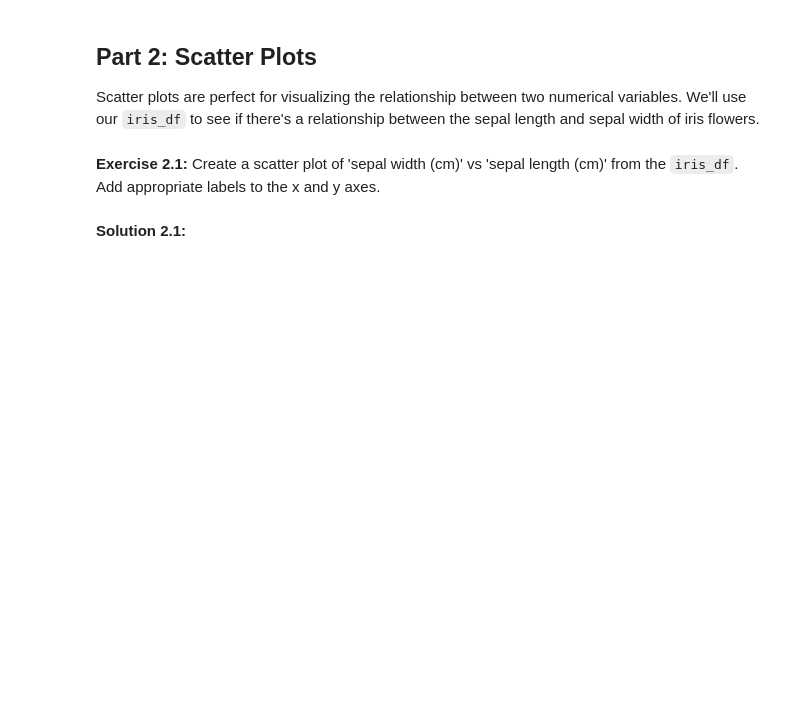
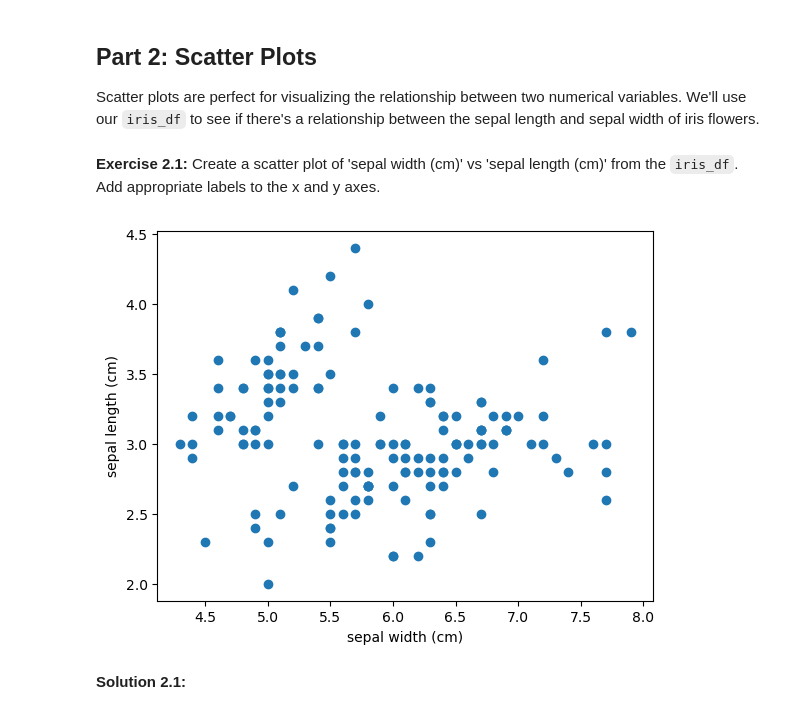
Before and after one commit to rksfn/scipy, a Jupyter notebook: week1_foundations_of_data_manipulation_and_visualization/day5_matplotlib_basics_line_and_scatter_plots.ipynb, the cells around one changed output. Cells and saved outputs as stored; diff of their text form; code cells hidden in the pictures; blank space fills up the shorter version.

```diff
--- a/week1_foundations_of_data_manipulation_and_visualization/day5_matplotlib_basics_line_and_scatter_plots.ipynb
+++ b/week1_foundations_of_data_manipulation_and_visualization/day5_matplotlib_basics_line_and_scatter_plots.ipynb
@@ -78,3 +102,12 @@ Scatter plots are perfect for visualizing the relationship between two numerical
+# %%
+# Your code here
+plt.scatter(x=iris_df['sepal length (cm)'], y=iris_df['sepal width (cm)'])
+
+plt.xlabel('sepal width (cm)')
+plt.ylabel('sepal length (cm)')
+plt.show()
+# %% [output]
+[figure, added]
 # %% [markdown]
 **Solution 2.1:**
 # %%
```
Also changed, not shown: parts of 10 cells of this notebook.
